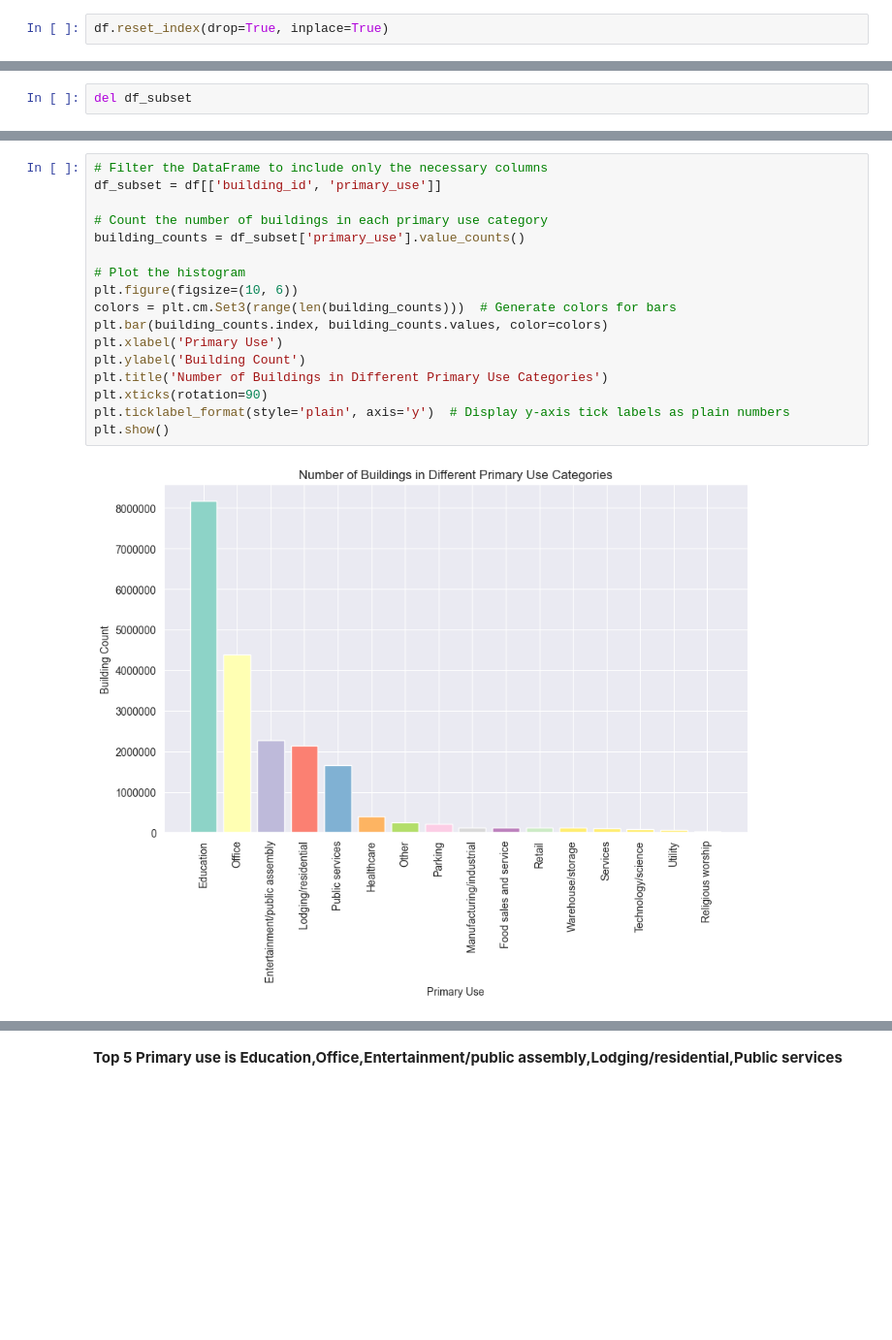
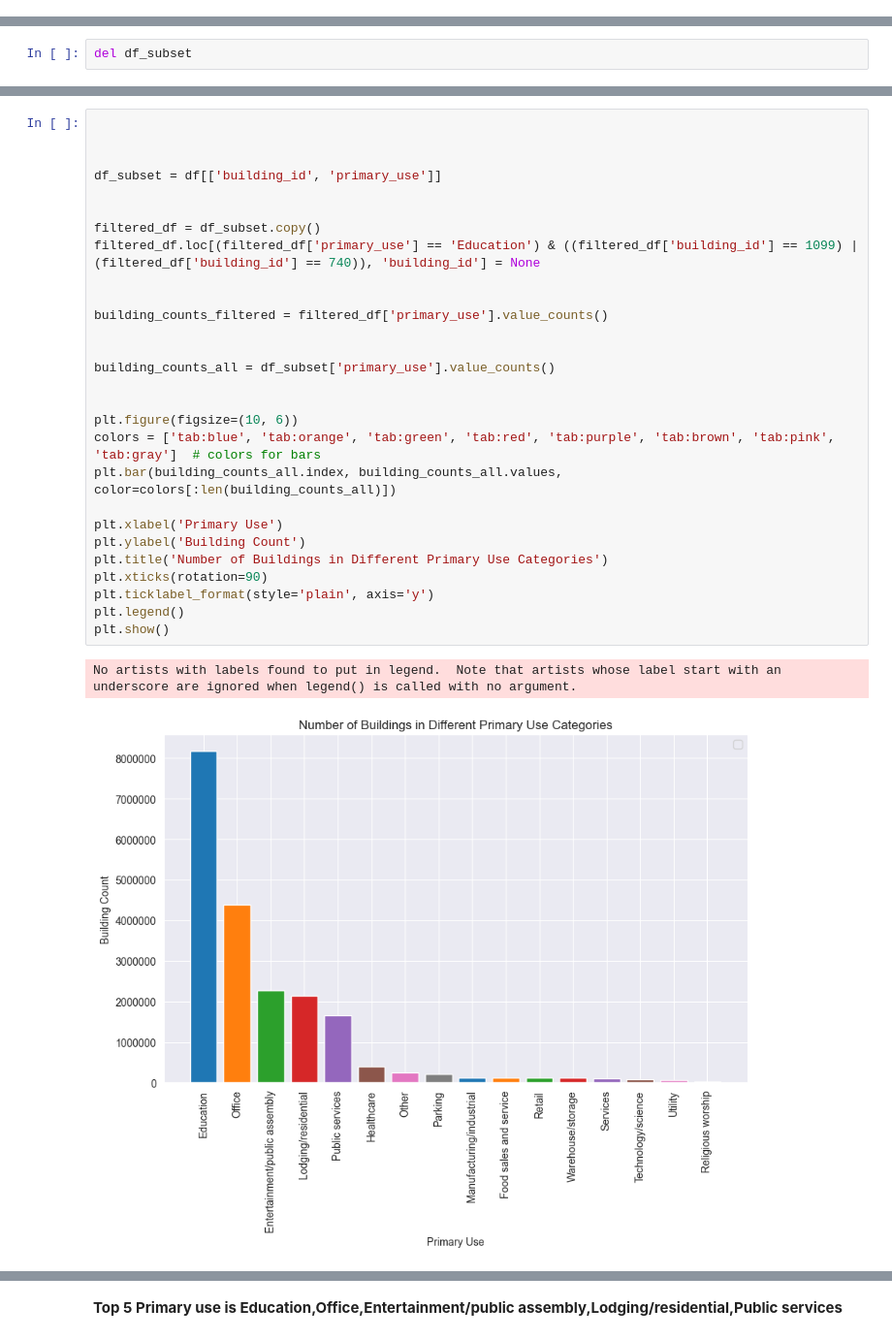
Before and after one commit to asifabbas478/EDA_Energy_Consumption, a Jupyter notebook: EDA_Energy_consumption.ipynb, the cells around one changed output, grey strips where cells are left out. Shown at 97% size. Drawn from its saved outputs; the diff is of its cells as text; blank space fills up the shorter version.

```diff
--- a/EDA_Energy_consumption.ipynb
+++ b/EDA_Energy_consumption.ipynb
@@ -414,5 +404,3 @@ df['cloud_coverage'].fillna(-1, inplace=True)#replacing the missing values in cl
 df['meter'] = df['meter'].astype('category')
 df['primary_use'] = df['primary_use'].astype('category')
-# %%
-df.reset_index(drop=True, inplace=True)
 # %%
@@ -698,19 +866,31 @@ del df_subset
 # %%
-# Filter the DataFrame to include only the necessary columns
+
+
+
 df_subset = df[['building_id', 'primary_use']]
 
-# Count the number of buildings in each primary use category
-building_counts = df_subset['primary_use'].value_counts()
 
-# Plot the histogram
+filtered_df = df_subset.copy()
+filtered_df.loc[(filtered_df['primary_use'] == 'Education') & ((filtered_df['building_id'] == 1099) | (filtered_df['building_id'] == 740)), 'building_id'] = None
+
+
+building_counts_filtered = filtered_df['primary_use'].value_counts()
+
+
+building_counts_all = df_subset['primary_use'].value_counts()
+
+
 plt.figure(figsize=(10, 6))
-colors = plt.cm.Set3(range(len(building_counts)))  # Generate colors for bars
-plt.bar(building_counts.index, building_counts.values, color=colors)
+colors = ['tab:blue', 'tab:orange', 'tab:green', 'tab:red', 'tab:purple', 'tab:brown', 'tab:pink', 'tab:gray']  # colors for bars
+plt.bar(building_counts_all.index, building_counts_all.values, color=colors[:len(building_counts_all)])
+
 plt.xlabel('Primary Use')
 plt.ylabel('Building Count')
 plt.title('Number of Buildings in Different Primary Use Categories')
 plt.xticks(rotation=90)
-plt.ticklabel_format(style='plain', axis='y')  # Display y-axis tick labels as plain numbers
+plt.ticklabel_format(style='plain', axis='y')
+plt.legend()
 plt.show()
 # %% [output]
+No artists with labels found to put in legend.  Note that artists whose label start with an underscore are ignored when legend() is called with no argument.
-[figure, old version]
+[figure, new version]
```
Also changed, not shown: parts of 63 cells of this notebook.
